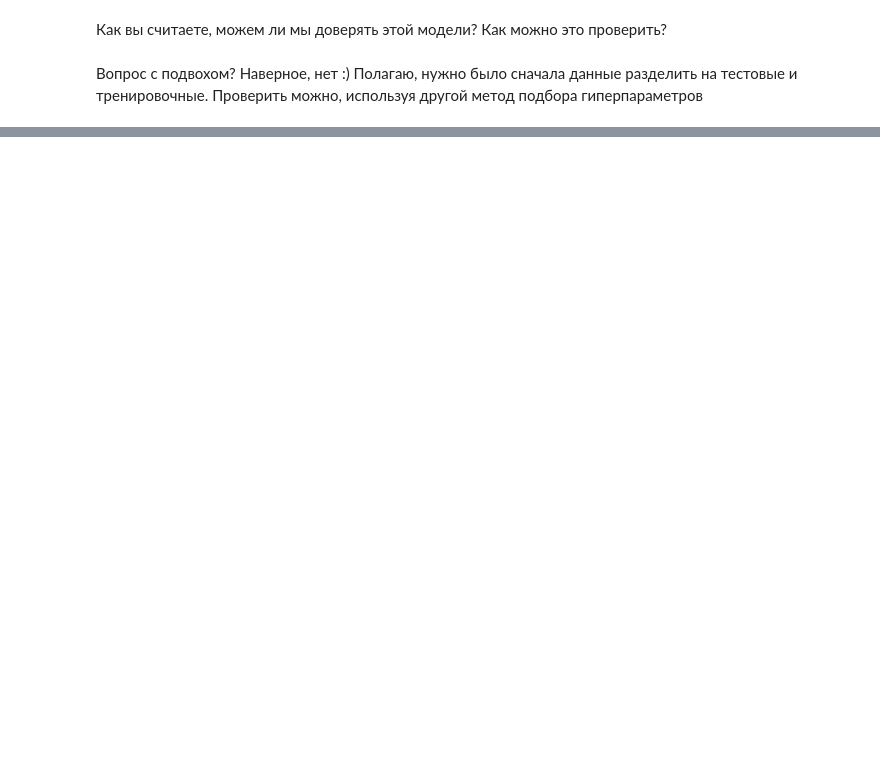
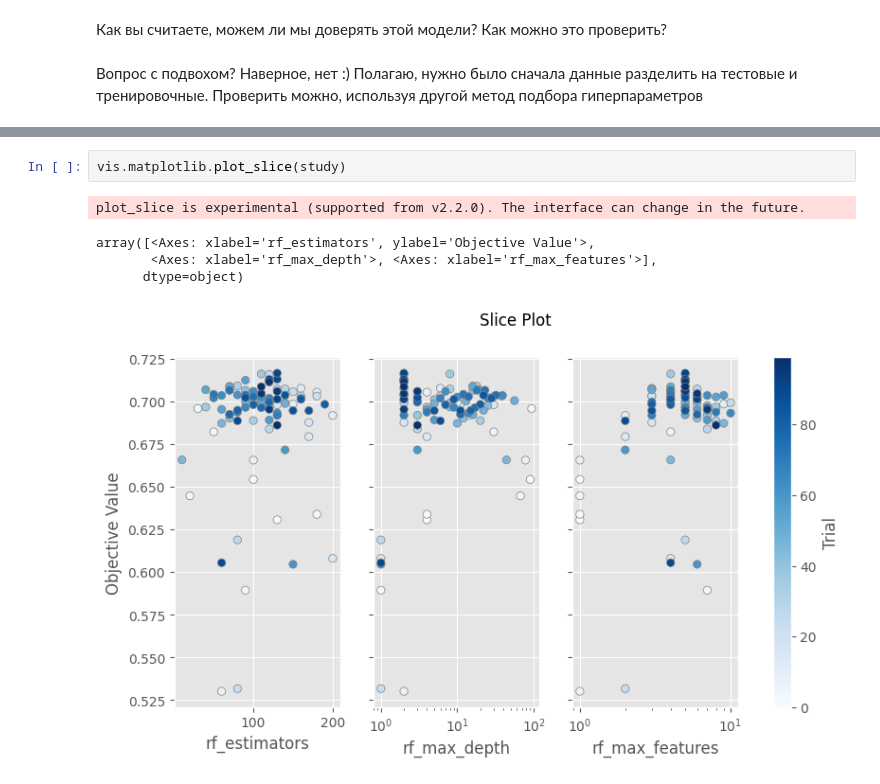
Before and after one commit to svgen83/ml_python_blastim, a Jupyter notebook: Генералов_Домашняя работа 19.03.ipynb, the cells around one changed output, grey strips where cells are left out. Cells and saved outputs as stored; diff of their text form; blank space fills up the shorter version.

```diff
--- a/Генералов_Домашняя работа 19.03.ipynb
+++ b/Генералов_Домашняя работа 19.03.ipynb
@@ -251,0 +308,8 @@ sns.barplot(
+# %%
+vis.matplotlib.plot_slice(study)
+# %% [output]
+plot_slice is experimental (supported from v2.2.0). The interface can change in the future.
+array([<Axes: xlabel='rf_estimators', ylabel='Objective Value'>,
+       <Axes: xlabel='rf_max_depth'>, <Axes: xlabel='rf_max_features'>],
+      dtype=object)
+[figure, added]
```
Also changed, not shown: parts of 15 cells of this notebook.
